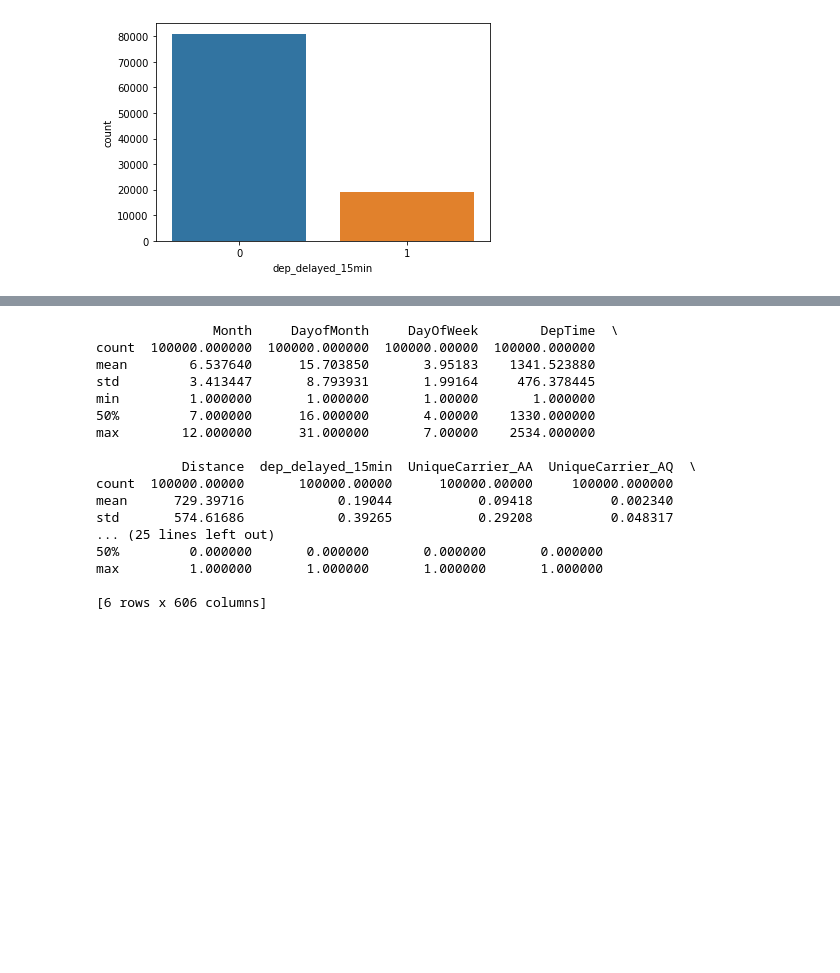
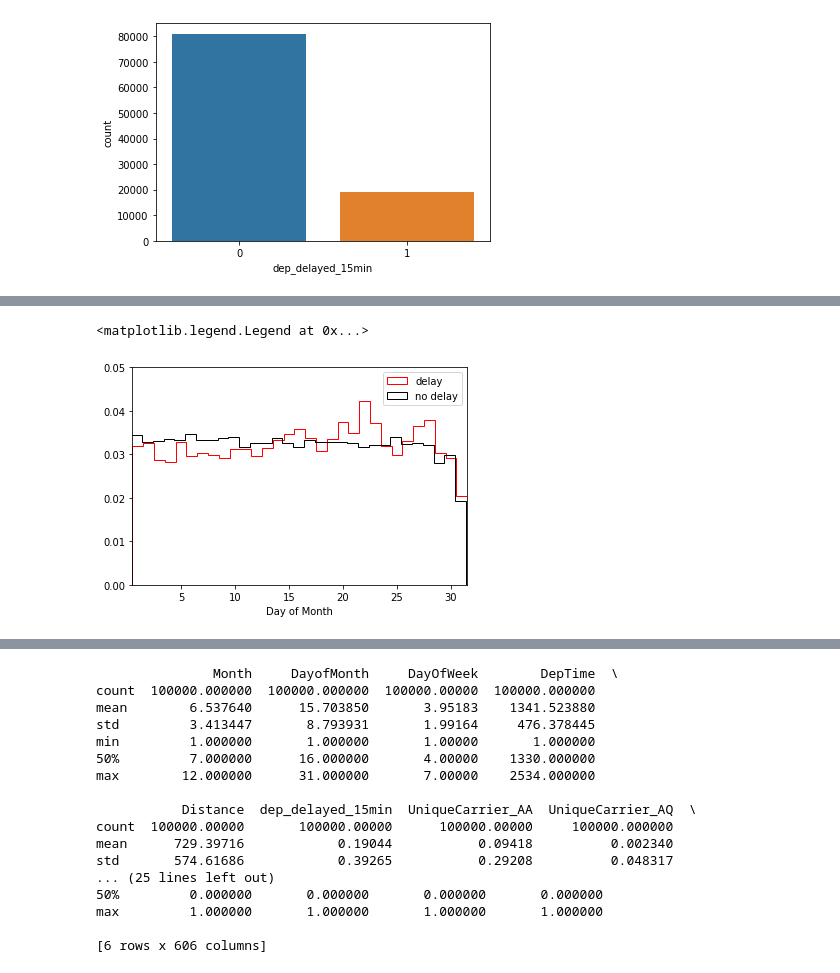
Before and after one commit to killkamad/BigData, a Jupyter notebook: Экзамен/Flight_delay.ipynb, the cells around one changed output, grey strips where cells are left out. Drawn from its saved outputs; the diff is of its cells as text; code cells hidden in the pictures; blank space fills up the shorter version.

```diff
--- a/Экзамен/Flight_delay.ipynb
+++ b/Экзамен/Flight_delay.ipynb
@@ -191,0 +150,12 @@ axes.legend(prop={'size': 10},loc="upper right")
+# %%
+plt.hist(df_delay.DayofMonth,bins=31,range=[0.5,31.5],align="mid",
+               color=Ycol,histtype="step",label="delay",density=True)
+plt.hist(df_nodelay.DayofMonth,bins=31,range=[0.4,31.4],align="mid",
+               color=Ncol,histtype="step",label="no delay",density=True)
+plt.xlabel("Day of Month")
+plt.xlim(0.5,31.5)
+plt.ylim(0.0,0.05)
+plt.legend(prop={'size': 10},loc="upper right")
+# %% [output]
+<matplotlib.legend.Legend at 0x...>
+[figure, added]
```
Also changed, not shown: parts of 43 cells of this notebook.
